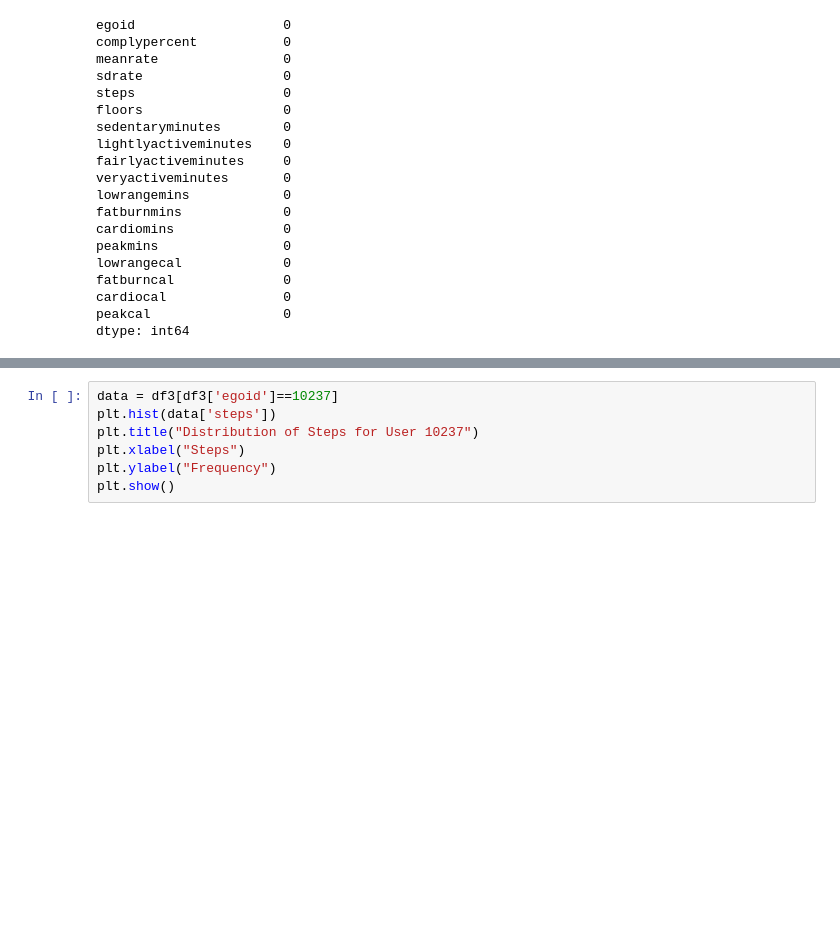
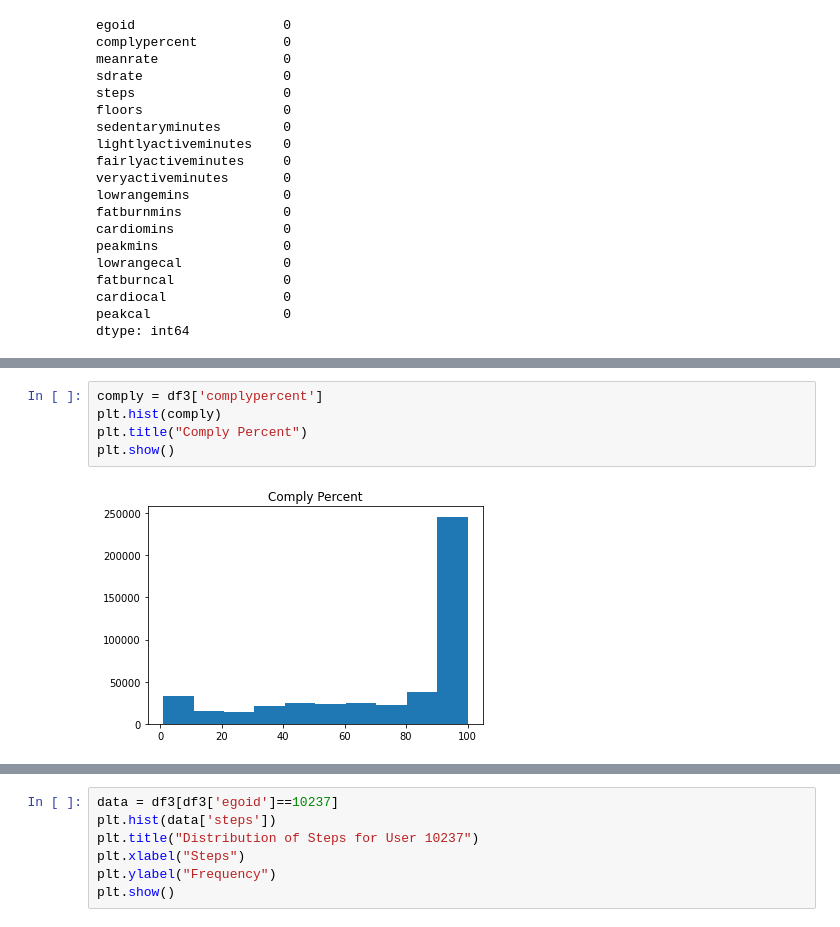
Before and after one commit to melaniaczobit/Major-Research-Project, a Jupyter notebook: MRP.ipynb, the cells around one changed output, grey strips where cells are left out. Saved outputs shown, nothing was run; the diff lists cells and outputs as text; blank space fills up the shorter version.

```diff
--- a/MRP.ipynb
+++ b/MRP.ipynb
@@ -270,0 +266,7 @@ sns.heatmap(corr_matrix,cmap='YlGnBu',annot=True)
+# %%
+comply = df3['complypercent']
+plt.hist(comply)
+plt.title("Comply Percent")
+plt.show()
+# %% [output]
+[figure, added]
```
Also changed, not shown: parts of 39 cells of this notebook.
